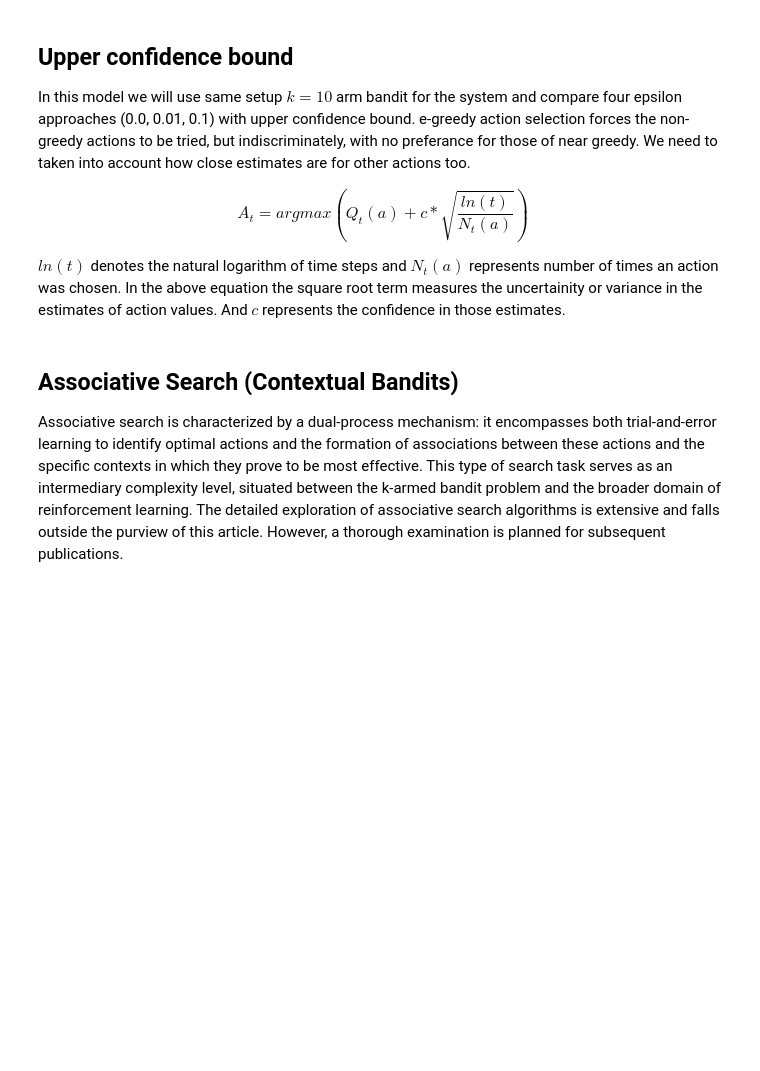
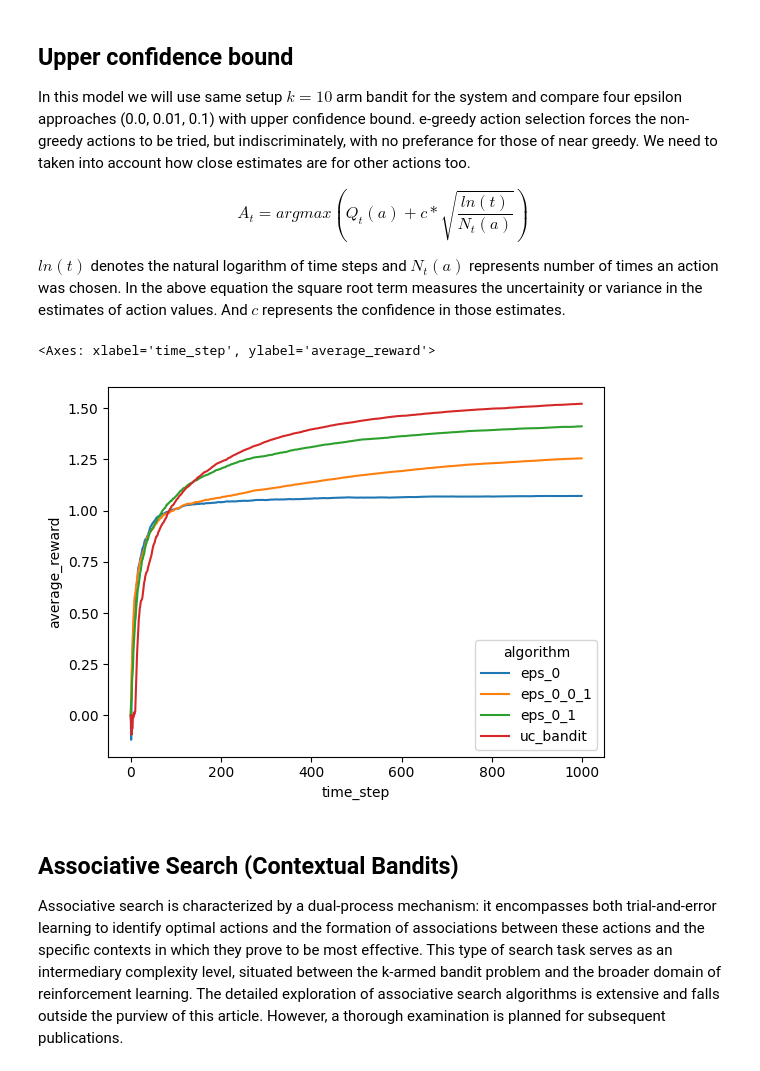
Before and after one commit to NAVEENMN/ReinforcementLearning, a Jupyter notebook: upper_confidence_bound.ipynb, the cells around one changed output. Saved outputs shown, nothing was run; the diff lists cells and outputs as text; code cells hidden in the pictures; blank space fills up the shorter version.

```diff
--- a/upper_confidence_bound.ipynb
+++ b/upper_confidence_bound.ipynb
@@ -364,6 +373,66 @@ A_t = argmax(Q_t(a)+c*\sqrt{\frac{ln(t)}{N_t(a)}})
 
 $ln(t)$ denotes the natural logarithm of time steps and $N_t(a)$ represents number of times an action was chosen. In the above equation the square root term measures the uncertainity or variance in the estimates of action values. And $c$ represents the confidence in those estimates.
 # %%
+class EpsBandit:
+    def __init__(self, rd, k=10, eps=0.0, iterations=10):
+        self.k = k
+        self.eps = eps
+        self.total_avg_reward = 0.0
+        self.qa = np.zeros(self.k)
+        self.ac = np.zeros(self.k)
+        self.iterations = iterations
+        self.rd = rd
+
+    def sample_an_action(self):
+
+        def greedy_action():
+            # pick action corresponding to high qa
+            return np.argmax(self.qa)
+
+        def random_action():
+            # pick random action from k selections
+            return np.random.choice(self.k)
+
+        if self.eps == 0:
+            # always greedy choice
+            return greedy_action()
+        else:
+            p = np.random.rand()
+            # high epsilon means more weight to random actions
+            if p < self.eps:
+                return random_action()
+            else:
+                return greedy_action()
+
+    def execute_an_action(self, action):
+        sampled_rewards = self.rd.get_reward(action=action)
+        self.ac[action] += 1
+        return sampled_rewards
+
+    def log(self, t, action, r_t):
+        print(f'==== step {t} ====')
+        print(f'Sampled a reward {r_t} for action A_{action}')
+        print(f'Tr {self.total_avg_reward}')
+        print(f'qa {self.qa}')
+        print(f'ac {self.ac}')
+        print('\n')
+
+    def get_total_average_rewards(self):
+        return self.total_avg_reward
+
+    def run(self):
+
+        avg_reward = [0.0]
+        for t in range(1, self.iterations):
+            action = self.sample_an_action()
+            r_t = self.execute_an_action(action)
+            self.total_avg_reward = running_average(m_n_1=self.total_avg_reward, r_i=r_t, n=t)
+            self.qa[action] = running_average(m_n_1=self.qa[action], r_i=r_t, n=self.ac[action])
+            avg_reward.append(float(self.total_avg_reward))
+            # self.log(t, action, r_t)
+        return avg_reward
+
+
 class UCBandit:
     def __init__(self, rd, k, iterations):
         self.k = k
@@ -435,33 +504,36 @@ df = run_experiment()
 def run_episodes(episodes=1000):
     result = dict()
     iterations = 1000
     result['eps_0'] = np.zeros(iterations)
     result['eps_0_0_1'] = np.zeros(iterations)
     result['eps_0_1'] = np.zeros(iterations)
     result['uc_bandit'] = np.zeros(iterations)
     for episode in range(1, episodes):
         df = run_experiment(k=10, iterations=iterations)
         result['eps_0'] = running_average(m_n_1=result['eps_0'], r_i=np.asarray(df['eps_0']), n=episode)
         result['eps_0_0_1'] = running_average(m_n_1=result['eps_0_0_1'], r_i=np.asarray(df['eps_0_0_1']), n=episode)
         result['eps_0_1'] = running_average(m_n_1=result['eps_0_1'], r_i=np.asarray(df['eps_0_1']), n=episode)
         result['uc_bandit'] = running_average(m_n_1=result['uc_bandit'], r_i=np.asarray(df['uc_bandit']), n=episode)
         _df = pd.DataFrame(result)
     return _df
 
 def prepare_data_for_plotting(_df):
     entries = []
     for time_step in range(0, 1000):
         entries.append({'time_step': time_step, 'algorithm': 'eps_0', 'average_reward': _df['eps_0'][time_step]})
         entries.append({'time_step': time_step, 'algorithm': 'eps_0_0_1', 'average_reward': _df['eps_0_0_1'][time_step]})
         entries.append({'time_step': time_step, 'algorithm': 'eps_0_1', 'average_reward': _df['eps_0_1'][time_step]})
         entries.append({'time_step': time_step, 'algorithm': 'uc_bandit', 'average_reward': _df['uc_bandit'][time_step]})
     dframe = pd.DataFrame(entries)
     return dframe
 
 _df = run_episodes(episodes=100)
 dframe = prepare_data_for_plotting(_df)
 
 sns.lineplot(data=dframe, x='time_step', y='average_reward', hue='algorithm')
+# %% [output]
+<Axes: xlabel='time_step', ylabel='average_reward'>
+[figure, added]
 # %% [markdown]
 ## Associative Search (Contextual Bandits)
 
```
Also changed, not shown: parts of 5 cells of this notebook.
